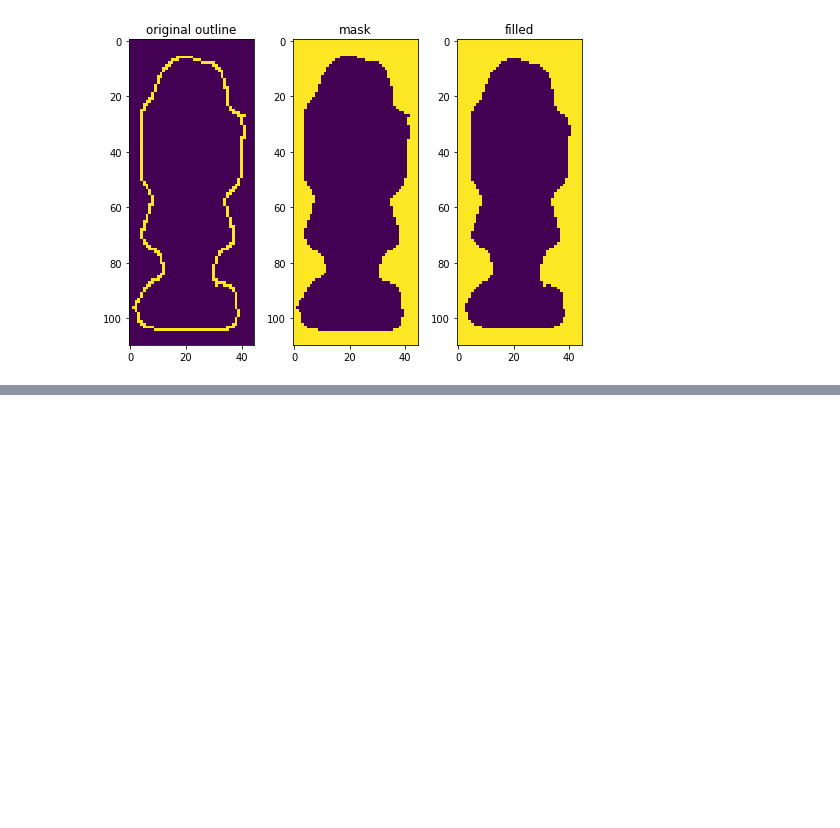
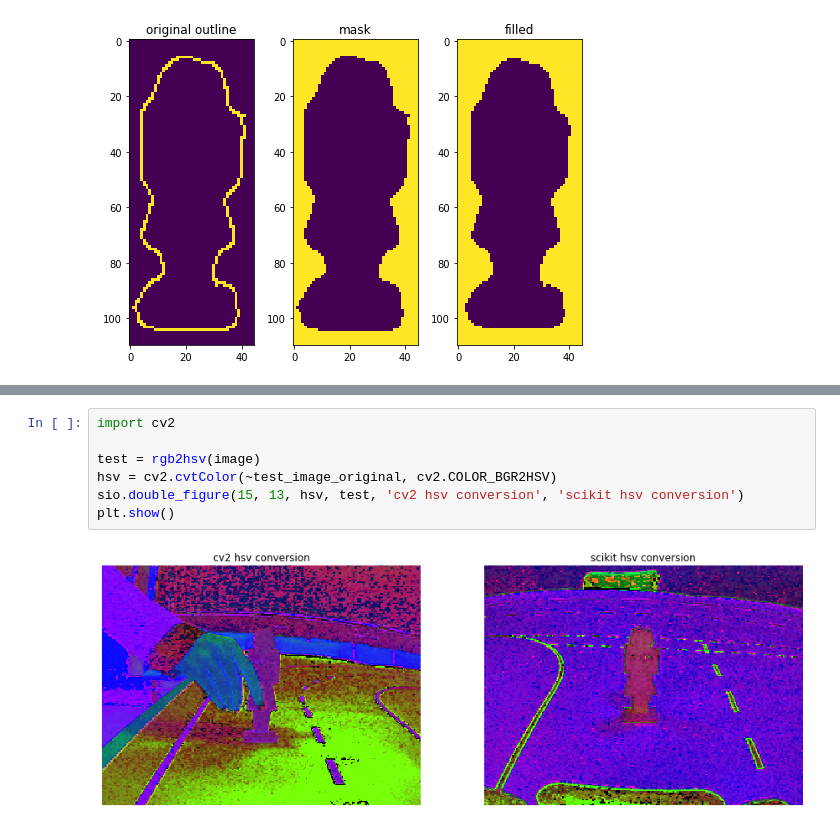
Before and after one commit to Siokhan/Self-Driving-Car, a Jupyter notebook: Scripts/Sio/Image_filtering.ipynb, the cells around one changed output, grey strips where cells are left out. Cells and saved outputs as stored; diff of their text form; blank space fills up the shorter version.

```diff
--- a/Scripts/Sio/Image_filtering.ipynb
+++ b/Scripts/Sio/Image_filtering.ipynb
@@ -92,0 +93,9 @@ plt.show()
+# %%
+import cv2
+
+test = rgb2hsv(image)
+hsv = cv2.cvtColor(~test_image_original, cv2.COLOR_BGR2HSV)
+sio.double_figure(15, 13, hsv, test, 'cv2 hsv conversion', 'scikit hsv conversion')
+plt.show()
+# %% [output]
+[figure, added]
```
Also changed, not shown: parts of 5 cells of this notebook, 10 other files.
